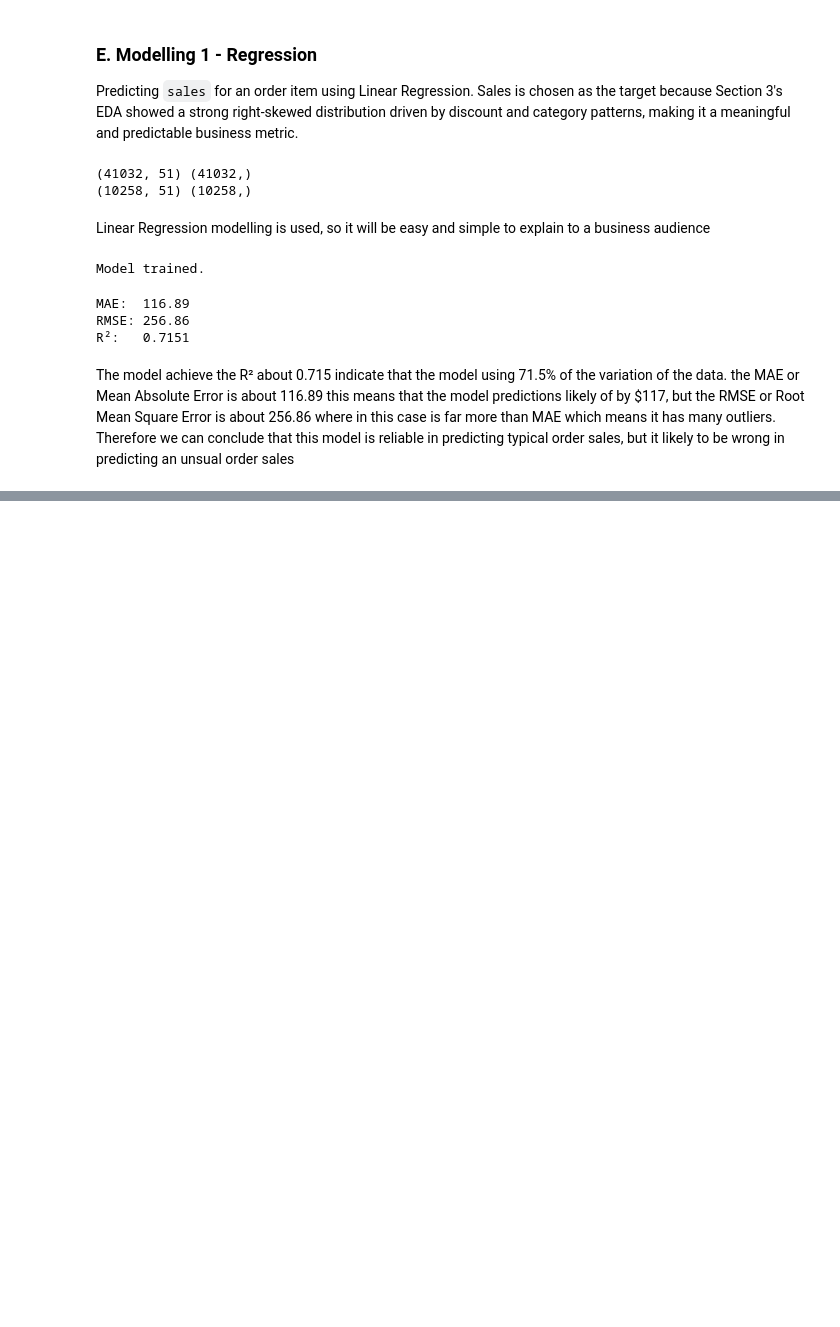
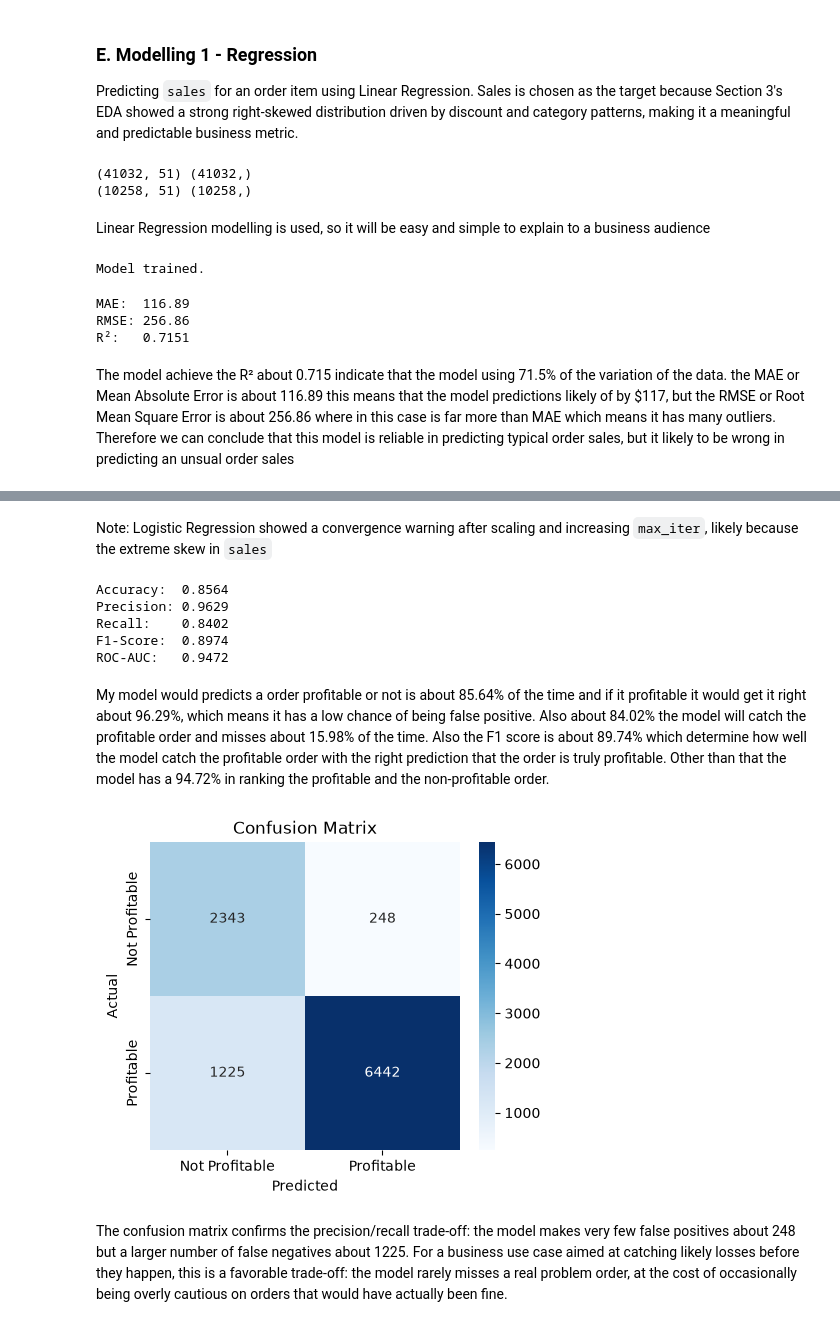
Before and after one commit to patrickseroh/lnt-camp-2026-final-project, a Jupyter notebook: notebook/pipeline.ipynb, the cells around one changed output, grey strips where cells are left out. Saved outputs shown, nothing was run; the diff lists cells and outputs as text; code cells hidden in the pictures; blank space fills up the shorter version.

Commit message:
Completed Classification Task: Logistic Regression, metrics, and confusion matrix

```diff
--- a/notebook/pipeline.ipynb
+++ b/notebook/pipeline.ipynb
@@ -343,0 +363,7 @@ The model achieve the R² about 0.715 indicate that the model using 71.5% of the
+# %%
+scaler = StandardScaler()
+
+X_train_clf_scaled = scaler.fit_transform(X_train_clf)
+X_test_clf_scaled = scaler.transform(X_test_clf)
+
+print("Scaling done.")
@@ -343,0 +372,5 @@ The model achieve the R² about 0.715 indicate that the model using 71.5% of the
+# %%
+model_clf = LogisticRegression(max_iter=2000, class_weight='balanced')
+model_clf.fit(X_train_clf, y_train_clf)
+
+print("Model trained.")
@@ -343,0 +387,40 @@ The model achieve the R² about 0.715 indicate that the model using 71.5% of the
+# %% [markdown]
+Note: Logistic Regression showed a convergence warning after scaling and increasing `max_iter`, likely because the extreme skew in `sales`
+# %%
+y_pred_clf = model_clf.predict(X_test_clf_scaled)
+y_proba_clf = model_clf.predict_proba(X_test_clf_scaled)[:, 1]  # probability of class 1 (profitable)
+
+acc = accuracy_score(y_test_clf, y_pred_clf)
+prec = precision_score(y_test_clf, y_pred_clf)
+rec = recall_score(y_test_clf, y_pred_clf)
+f1 = f1_score(y_test_clf, y_pred_clf)
+roc_auc = roc_auc_score(y_test_clf, y_proba_clf)
+
+print(f"Accuracy:  {acc:.4f}")
+print(f"Precision: {prec:.4f}")
+print(f"Recall:    {rec:.4f}")
+print(f"F1-Score:  {f1:.4f}")
+print(f"ROC-AUC:   {roc_auc:.4f}")
+# %% [output]
+Accuracy:  0.8564
+Precision: 0.9629
+Recall:    0.8402
+F1-Score:  0.8974
+ROC-AUC:   0.9472
+# %% [markdown]
+My model would predicts a order profitable or not is about 85.64% of the time and if it profitable it would get it right about 96.29%, which means it has a low chance of being false positive. Also about 84.02% the model will catch the profitable order and misses about 15.98% of the time. Also the F1 score is about 89.74% which determine how well the model catch the profitable order with the right prediction that the order is truly profitable. Other than that the model has a 94.72% in ranking the profitable and the non-profitable order.
+# %%
+cm = confusion_matrix(y_test_clf, y_pred_clf)
+
+plt.figure(figsize=(5,4))
+sns.heatmap(cm, annot=True, fmt='d', cmap='Blues',
+            xticklabels=['Not Profitable', 'Profitable'],
+            yticklabels=['Not Profitable', 'Profitable'])
+plt.xlabel('Predicted')
+plt.ylabel('Actual')
+plt.title('Confusion Matrix')
+plt.show()
+# %% [output]
+[figure, added]
+# %% [markdown]
+The confusion matrix confirms the precision/recall trade-off: the model makes very few false positives about 248 but a larger number of false negatives about 1225. For a business use case aimed at catching likely losses before they happen, this is a favorable trade-off: the model rarely misses a real problem order, at the cost of occasionally being overly cautious on orders that would have actually been fine.
```
Also changed, not shown: parts of 5 cells of this notebook.
